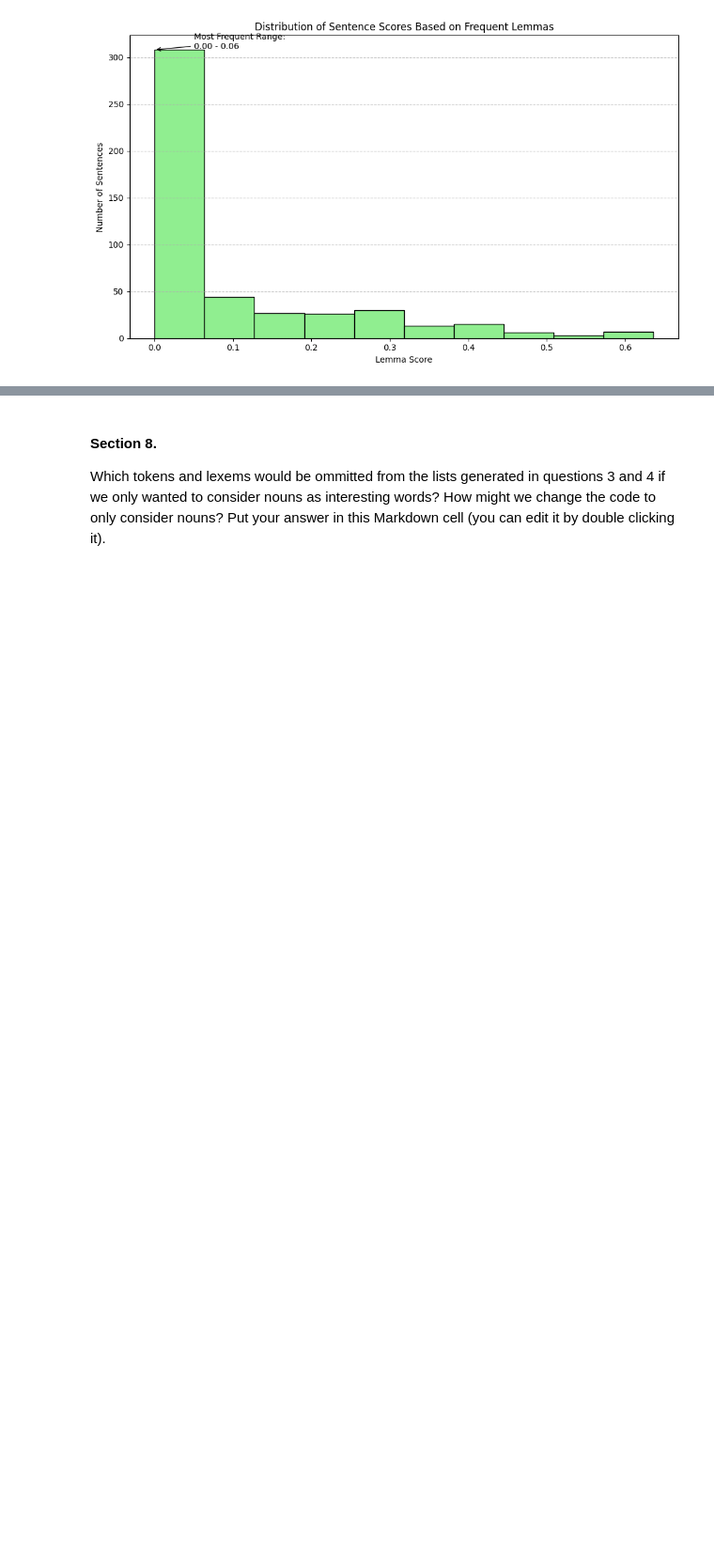
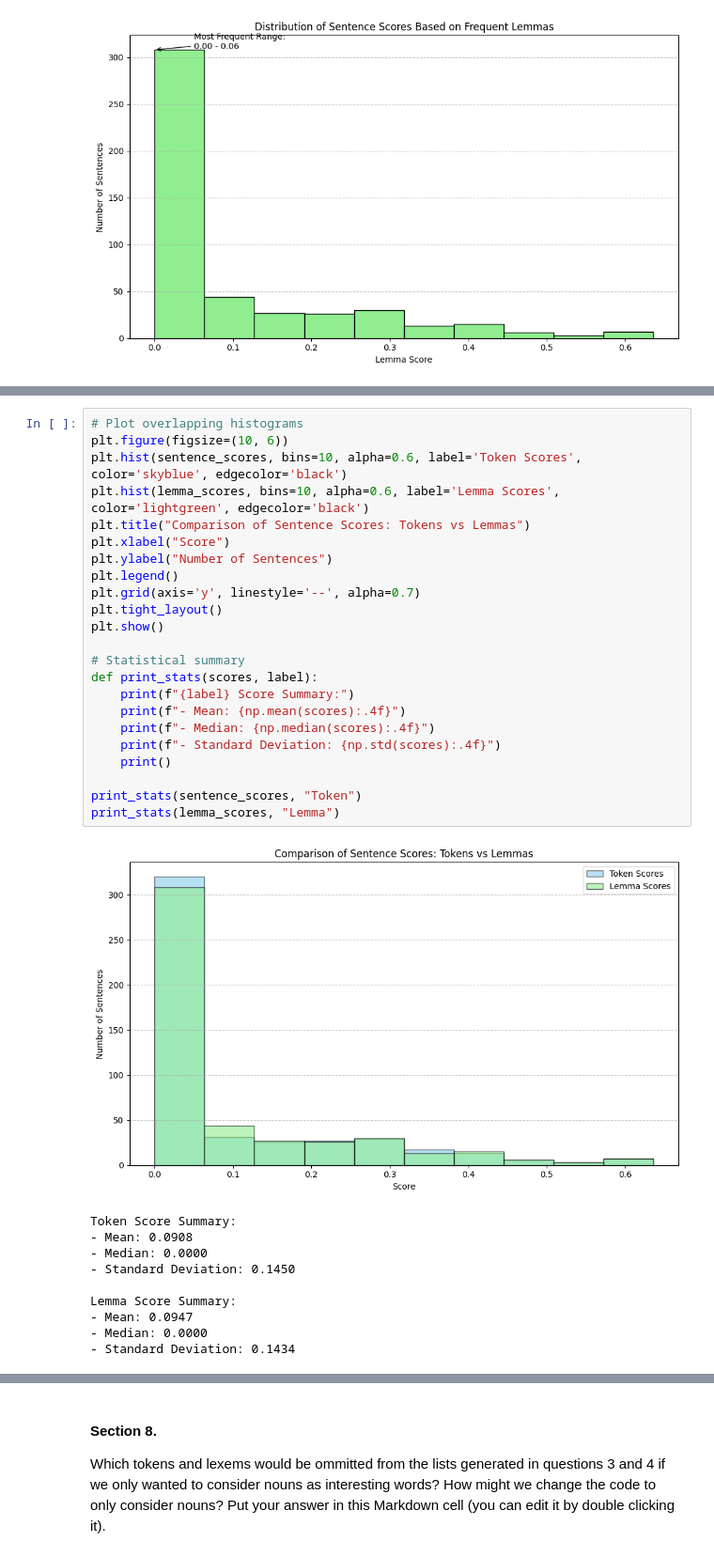
Before and after one commit to Data-Git-Hub/web-scraping, a Jupyter notebook: web-scraping.ipynb, the cells around one changed output, grey strips where cells are left out. Shown: that part at 94% size. Saved outputs shown, nothing was run; the diff lists cells and outputs as text; blank space fills up the shorter version.

```diff
--- a/web-scraping.ipynb
+++ b/web-scraping.ipynb
@@ -334,0 +348,34 @@ plt.show()
+# %%
+# Plot overlapping histograms
+plt.figure(figsize=(10, 6))
+plt.hist(sentence_scores, bins=10, alpha=0.6, label='Token Scores', color='skyblue', edgecolor='black')
+plt.hist(lemma_scores, bins=10, alpha=0.6, label='Lemma Scores', color='lightgreen', edgecolor='black')
+plt.title("Comparison of Sentence Scores: Tokens vs Lemmas")
+plt.xlabel("Score")
+plt.ylabel("Number of Sentences")
+plt.legend()
+plt.grid(axis='y', linestyle='--', alpha=0.7)
+plt.tight_layout()
+plt.show()
+
+# Statistical summary
+def print_stats(scores, label):
+    print(f"{label} Score Summary:")
+    print(f"- Mean: {np.mean(scores):.4f}")
+    print(f"- Median: {np.median(scores):.4f}")
+    print(f"- Standard Deviation: {np.std(scores):.4f}")
+    print()
+
+print_stats(sentence_scores, "Token")
+print_stats(lemma_scores, "Lemma")
+# %% [output]
+[figure, added]
+Token Score Summary:
+- Mean: 0.0908
+- Median: 0.0000
+- Standard Deviation: 0.1450
+
+Lemma Score Summary:
+- Mean: 0.0947
+- Median: 0.0000
+- Standard Deviation: 0.1434
```
Also changed, not shown: parts of 4 cells of this notebook, 2 other files.
